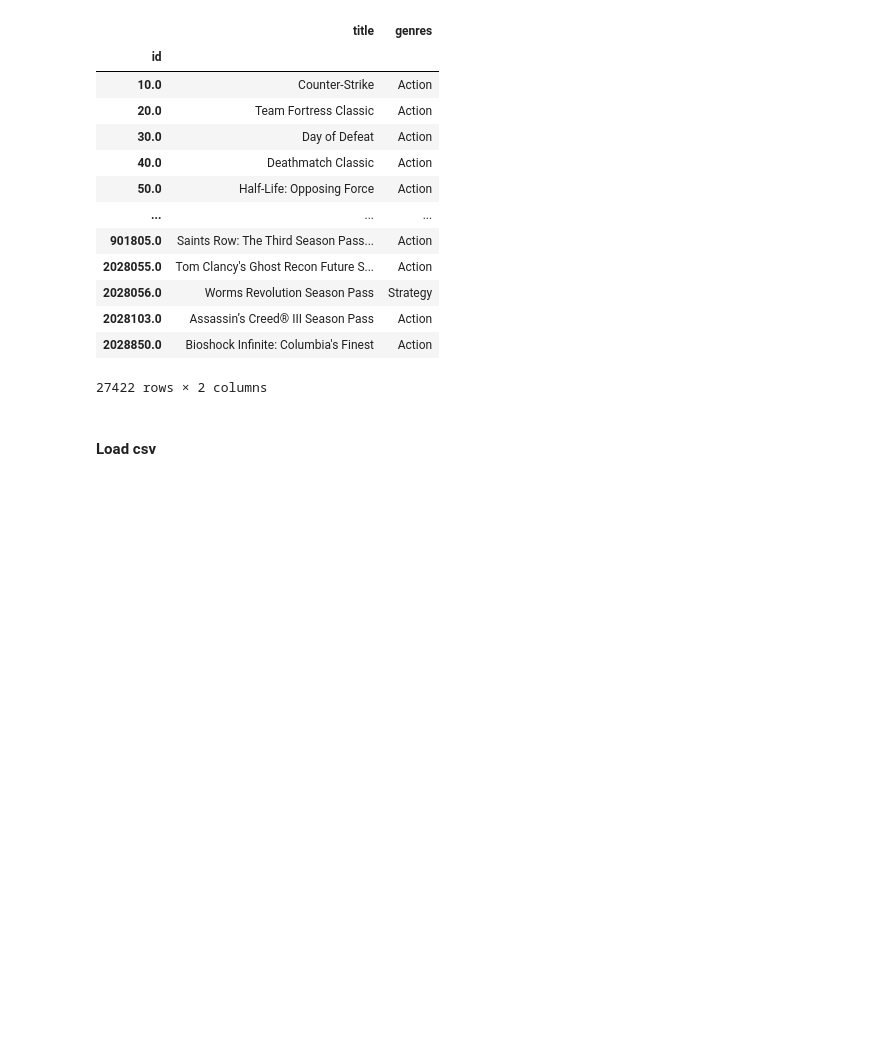
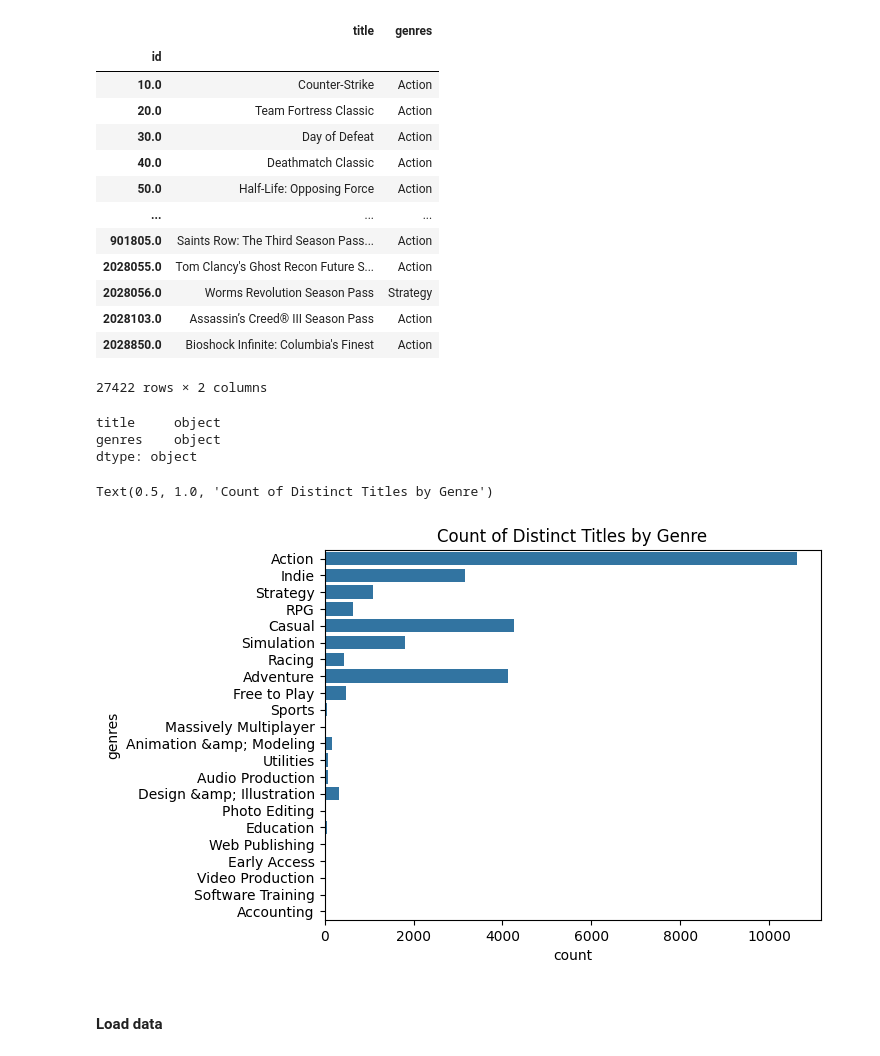
Before and after one commit to ga-romu/PI-MLOps-steam-recs, a Jupyter notebook: notebooks/03_EDA.ipynb, the cells around one changed output. Saved outputs shown, nothing was run; the diff lists cells and outputs as text; code cells hidden in the pictures; blank space fills up the shorter version.

```diff
--- a/notebooks/03_EDA.ipynb
+++ b/notebooks/03_EDA.ipynb
@@ -609,3 +611,20 @@ df_item_rec
 | 2028103.0 | Assassin’s Creed® III Season Pass | Action |
 | 2028850.0 | Bioshock Infinite: Columbia's Finest | Action |
 27422 rows × 2 columns
+# %%
+df_item_rec.dtypes
+# %% [output]
+title     object
+genres    object
+dtype: object
+# %%
+# Create the horizontal bar chart
+sns.countplot(y='genres', data=df_item_rec, orient='h')
+
+# Add a title and labels
+plt.title('Count of Distinct Titles by Genre')
+# %% [output]
+Text(0.5, 1.0, 'Count of Distinct Titles by Genre')
+[figure, added]
+# %% [markdown]
+#### Load data
@@ -613,5 +634,3 @@ df_item_rec
 df_item_rec.to_csv('../data/processed/df_item_rec.csv', index=False, encoding='utf-8')
 # %%
 pq.write_table(pa.Table.from_pandas(df_item_rec), '../data/processed/df_item_rec.parquet')
-# %% [markdown]
-#### Load csv
```
Also changed, not shown: parts of 3 cells of this notebook, 5 other files.
